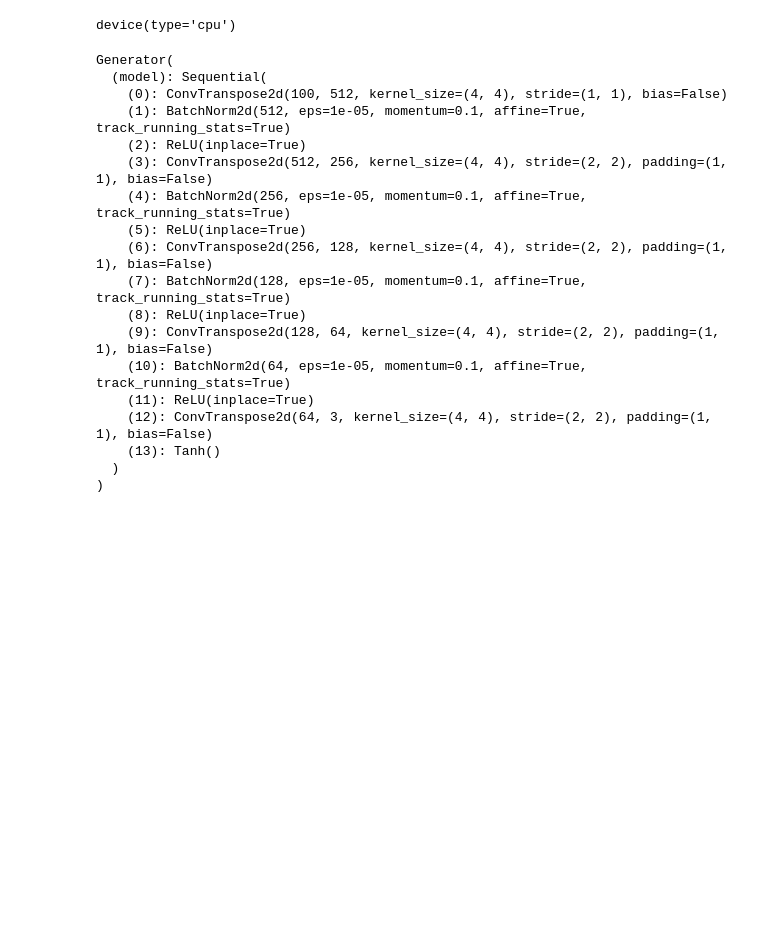
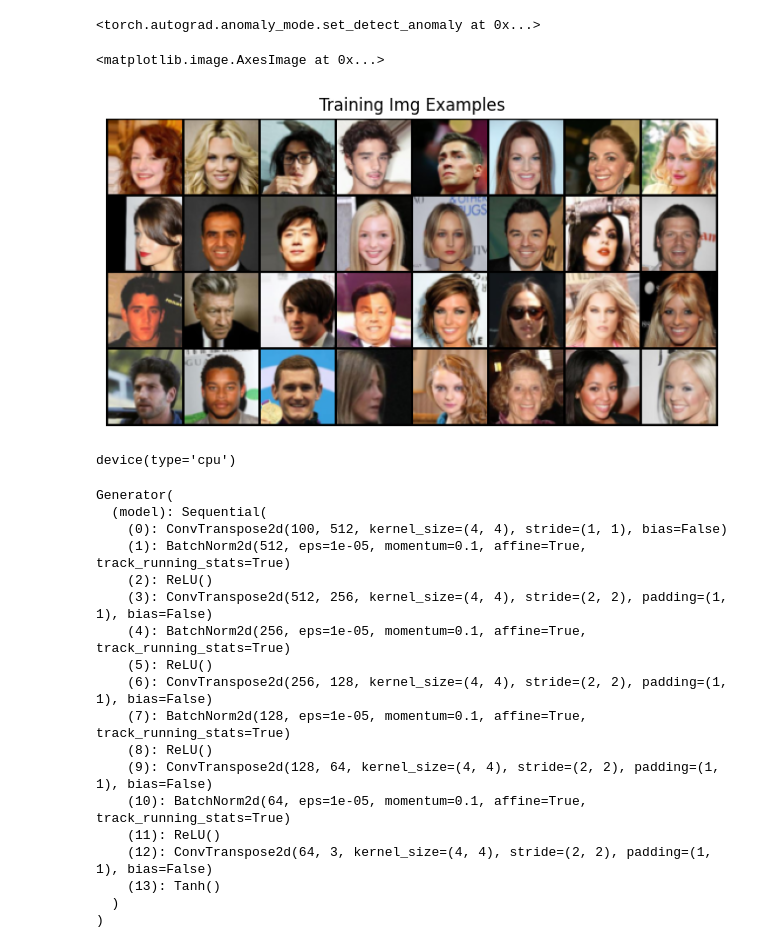
Before and after one commit to aashishd/DCGANs-gis, a Jupyter notebook: model/gan_faces.ipynb, the cells around one changed output. Saved outputs shown, nothing was run; the diff lists cells and outputs as text; code cells hidden in the pictures; blank space fills up the shorter version.

```diff
--- a/model/gan_faces.ipynb
+++ b/model/gan_faces.ipynb
@@ -5,8 +9,40 @@ from dcgan import Generator, Discriminator, weights_init
+# %%
+torch.autograd.set_detect_anomaly(True)
+# %% [output]
+<torch.autograd.anomaly_mode.set_detect_anomaly at 0x...>
 # %%
-zdim = 100
-ngpu = 1
+# Variables that are required for data loading
+img_size = 64
+batch_size = 32
+num_workers = 2
 
-lr = 0.0002
-beta1 = 0.5
 # Decide which device we want to run on
 device = torch.device("cuda:0" if (torch.cuda.is_available() and ngpu > 0) else "cpu")
+# %%
+# Create a dataloader for our images. We use torchvision.datasets.ImageFolder
+dataset = datasets.ImageFolder(
+    root="/workspaces/DCGANs/celeba",
+    transform=transforms.Compose(
+        [
+            transforms.Resize(img_size),
+            transforms.CenterCrop(img_size),
+            transforms.ToTensor(),
+            transforms.Normalize((0.5, 0.5, 0.5), (0.5, 0.5, 0.5)),
+        ]
+    ),
+)
+
+# Question : Why do we need to Normalize the images to mean of 0.5 and std dev of 0.5 using the transform above. Does it help with the training of the GANs? Is it given in the paper?
+dataloader = torch.utils.data.DataLoader(
+    dataset, batch_size=batch_size, shuffle=True, num_workers=num_workers
+)
+
+real_batch = next(iter(dataloader))
+# %%
+plt.figure(figsize=(8,8 ))
+plt.axis("off")
+plt.title("Training Img Examples")
+plt.imshow(np.transpose(tvutils.make_grid(real_batch[0].to(device)[:32], padding=2, normalize=True).cpu(), (1, 2, 0)))
+# %% [output]
+<matplotlib.image.AxesImage at 0x...>
+[figure, added]
@@ -20,20 +62,20 @@ disc = Discriminator()
 # %%
-gen.apply(weights_init)
+GNet.apply(weights_init)
 # %% [output]
 Generator(
   (model): Sequential(
     (0): ConvTranspose2d(100, 512, kernel_size=(4, 4), stride=(1, 1), bias=False)
     (1): BatchNorm2d(512, eps=1e-05, momentum=0.1, affine=True, track_running_stats=True)
-    (2): ReLU(inplace=True)
+    (2): ReLU()
     (3): ConvTranspose2d(512, 256, kernel_size=(4, 4), stride=(2, 2), padding=(1, 1), bias=False)
     (4): BatchNorm2d(256, eps=1e-05, momentum=0.1, affine=True, track_running_stats=True)
-    (5): ReLU(inplace=True)
+    (5): ReLU()
     (6): ConvTranspose2d(256, 128, kernel_size=(4, 4), stride=(2, 2), padding=(1, 1), bias=False)
     (7): BatchNorm2d(128, eps=1e-05, momentum=0.1, affine=True, track_running_stats=True)
-    (8): ReLU(inplace=True)
+    (8): ReLU()
     (9): ConvTranspose2d(128, 64, kernel_size=(4, 4), stride=(2, 2), padding=(1, 1), bias=False)
     (10): BatchNorm2d(64, eps=1e-05, momentum=0.1, affine=True, track_running_stats=True)
-    (11): ReLU(inplace=True)
+    (11): ReLU()
     (12): ConvTranspose2d(64, 3, kernel_size=(4, 4), stride=(2, 2), padding=(1, 1), bias=False)
     (13): Tanh()
   )
```
Also changed, not shown: parts of 8 cells of this notebook, 4 other files.
